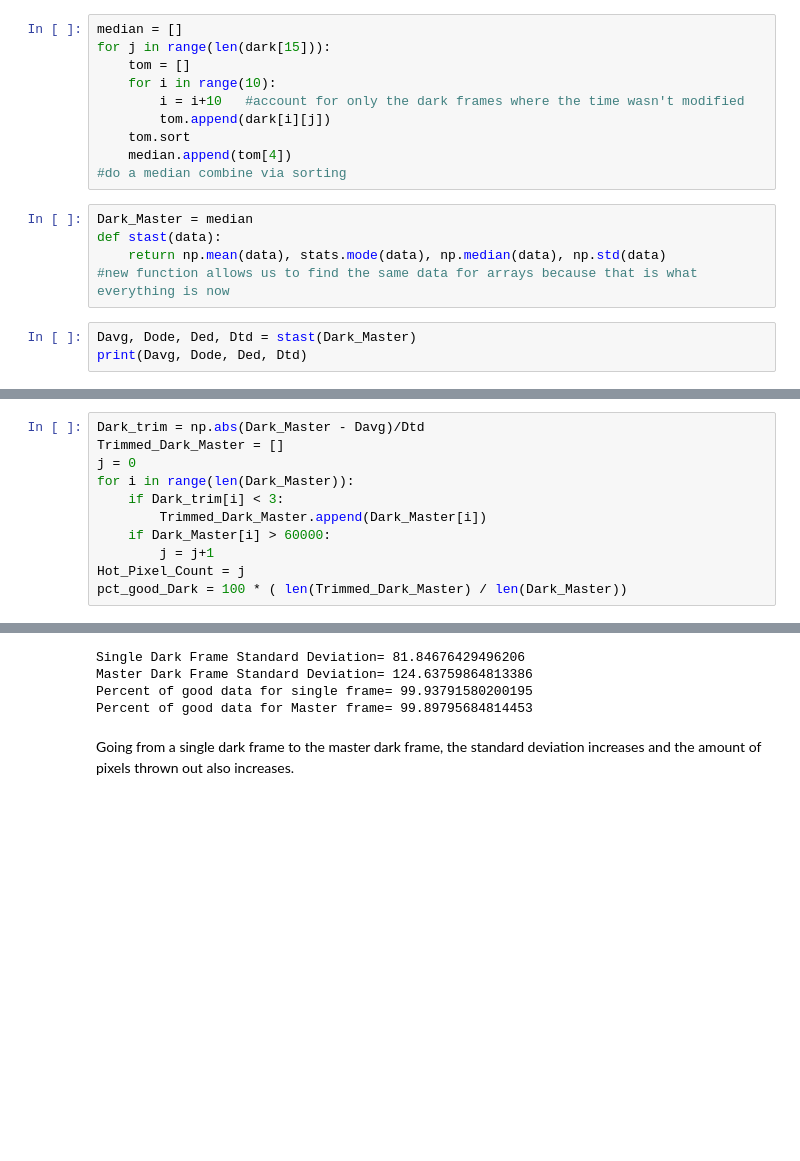
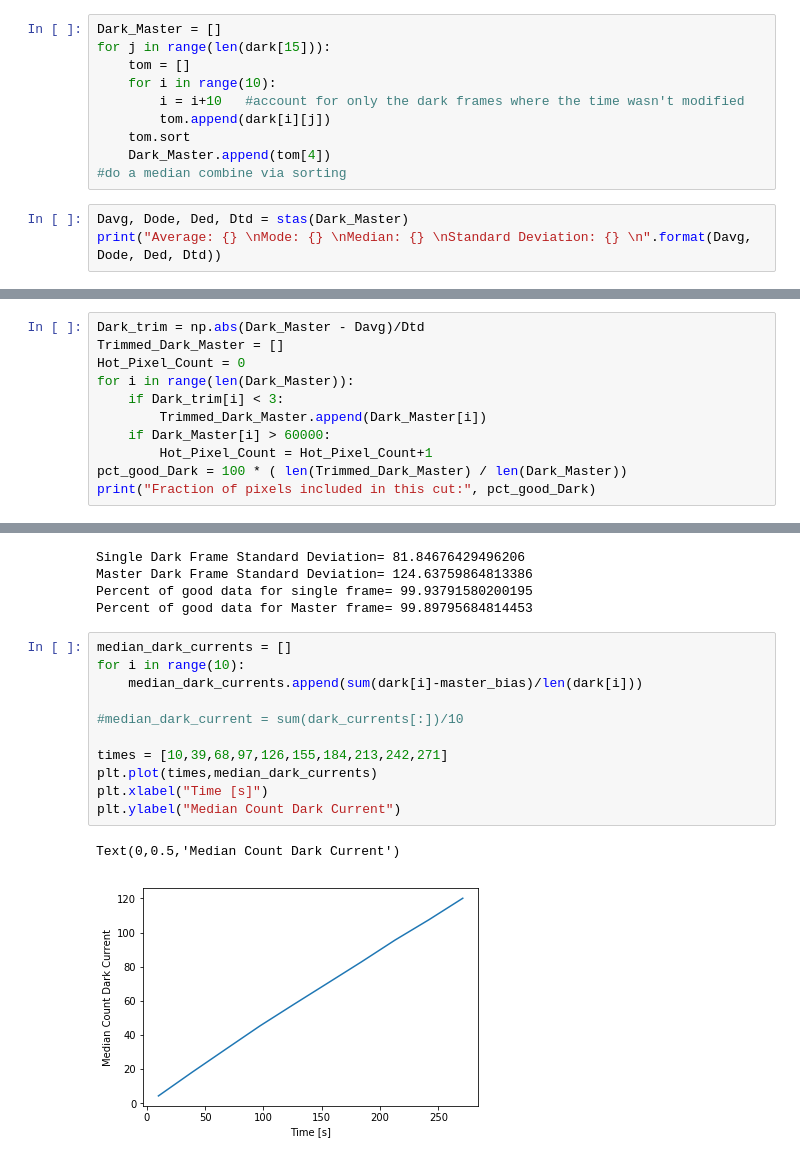
Before and after one commit to astro-kjc/AST443, a Jupyter notebook: Lab0/Lab0.ipynb, the cells around one changed output, grey strips where cells are left out. Saved outputs shown, nothing was run; the diff lists cells and outputs as text; blank space fills up the shorter version.

```diff
--- a/Lab0/Lab0.ipynb
+++ b/Lab0/Lab0.ipynb
@@ -83,21 +89,16 @@ dark = []
 for i in range(len(darks)):
     dark.append(darks[i][0].data.flatten())
 # %%
-median = []
+Dark_Master = []
 for j in range(len(dark[15])):
     tom = []
     for i in range(10):
         i = i+10   #account for only the dark frames where the time wasn't modified
         tom.append(dark[i][j])
     tom.sort
-    median.append(tom[4])
+    Dark_Master.append(tom[4])
 #do a median combine via sorting
-# %%
-Dark_Master = median
-def stast(data):
-    return np.mean(data), stats.mode(data), np.median(data), np.std(data)
-#new function allows us to find the same data for arrays because that is what everything is now
 # %%
-Davg, Dode, Ded, Dtd = stast(Dark_Master)
-print(Davg, Dode, Ded, Dtd)
+Davg, Dode, Ded, Dtd = stas(Dark_Master)
+print("Average: {} \nMode: {} \nMedian: {} \nStandard Deviation: {} \n".format(Davg, Dode, Ded, Dtd))
 # %% [output]
@@ -109,11 +113,11 @@ plt.hist(Dark_Master, bins = 100, range=bounds);
 # %%
 Dark_trim = np.abs(Dark_Master - Davg)/Dtd
 Trimmed_Dark_Master = []
-j = 0
+Hot_Pixel_Count = 0
 for i in range(len(Dark_Master)):
     if Dark_trim[i] < 3:
         Trimmed_Dark_Master.append(Dark_Master[i])
     if Dark_Master[i] > 60000:
-        j = j+1
-Hot_Pixel_Count = j
+        Hot_Pixel_Count = Hot_Pixel_Count+1
 pct_good_Dark = 100 * ( len(Trimmed_Dark_Master) / len(Dark_Master))
+print("Fraction of pixels included in this cut:", pct_good_Dark)
@@ -155,6 +163,17 @@ Single Dark Frame Standard Deviation= 81.84676429496206
 Master Dark Frame Standard Deviation= 124.63759864813386
 Percent of good data for single frame= 99.93791580200195
 Percent of good data for Master frame= 99.89795684814453
-# %% [markdown]
-Going from a single dark frame to the master dark frame, the standard deviation increases and the amount of
-pixels thrown out also increases.
+# %%
+median_dark_currents = []
+for i in range(10):
+    median_dark_currents.append(sum(dark[i]-master_bias)/len(dark[i]))
+
+#median_dark_current = sum(dark_currents[:])/10
+
+times = [10,39,68,97,126,155,184,213,242,271]
+plt.plot(times,median_dark_currents)
+plt.xlabel("Time [s]")
+plt.ylabel("Median Count Dark Current")
+# %% [output]
+Text(0,0.5,'Median Count Dark Current')
+[figure, added]
```
Also changed, not shown: parts of 20 cells of this notebook.
